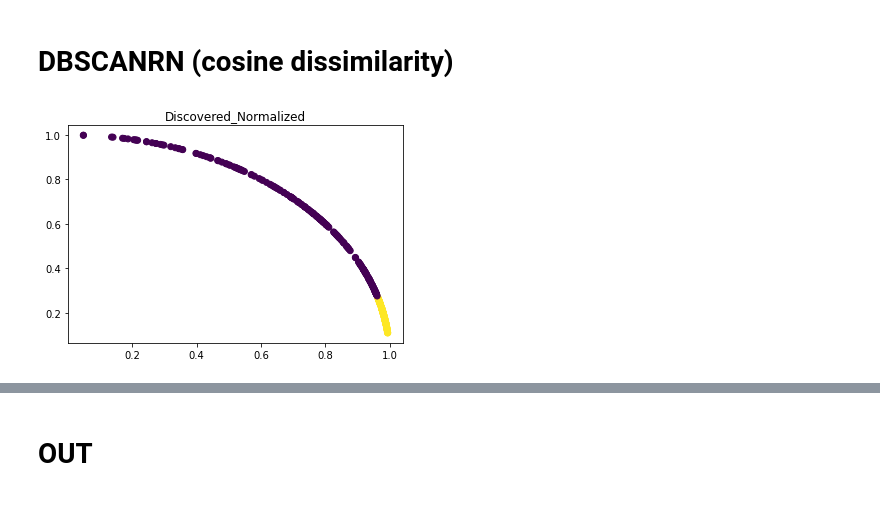
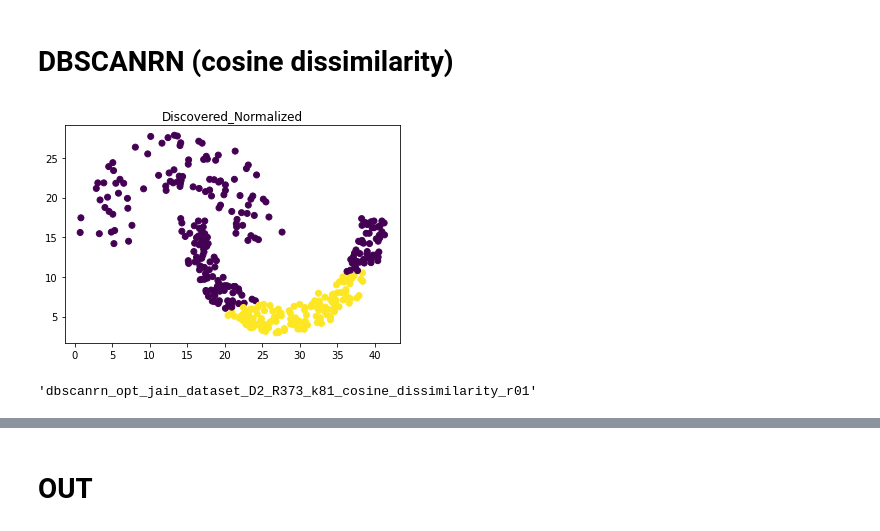
Before and after one commit to arek544/DBSCAN, a Jupyter notebook: notebooks/old2/jain_dataset_dbscanrn_optimized.ipynb, the cells around one changed output, grey strips where cells are left out. Drawn from its saved outputs; the diff is of its cells as text; code cells hidden in the pictures.

```diff
--- a/notebooks/jain_dataset_dbscanrn.ipynb
+++ b/notebooks/old2/jain_dataset_dbscanrn_optimized.ipynb
@@ -42,25 +45,28 @@ display_points(X, y, 'Normalized', numerate=False)
 # %%
 timer_start = time.time()
 params = {
     'k': 81,
     'similarity': cosine_dissimilarity
 }
 
-algorithm = DBSCANRN(**params)
+algorithm = DBSCANRN_opt(**params)
 
 name = get_name(
     algorithm_name=algorithm.name,
     dataset_name=dataset.name,
     n_dimentions=dataset.n_dimentions,
     n_rows=dataset.n_rows,
+    ref_point='01',
     **params
 )
 
 algorithm.log_output = f'./out/LOG_{name}.log'
 algorithm.fit_transform(X)
 total_runtime = (time.time() - timer_start) * 1000
 
-display_points(algorithm.X, algorithm.y_pred, 'Discovered_Normalized', numerate=False)
+display_points(dataset.X, algorithm.y_pred, 'Discovered_Normalized', numerate=False)
 score = evaluate(algorithm.y_pred, y, algorithm.X)
+name
 # %% [output]
-[figure, old version]
+[figure, new version]
+'dbscanrn_opt_jain_dataset_D2_R373_k81_cosine_dissimilarity_r01'
```
Also changed, not shown: parts of 5 cells of this notebook, 51 other files.
